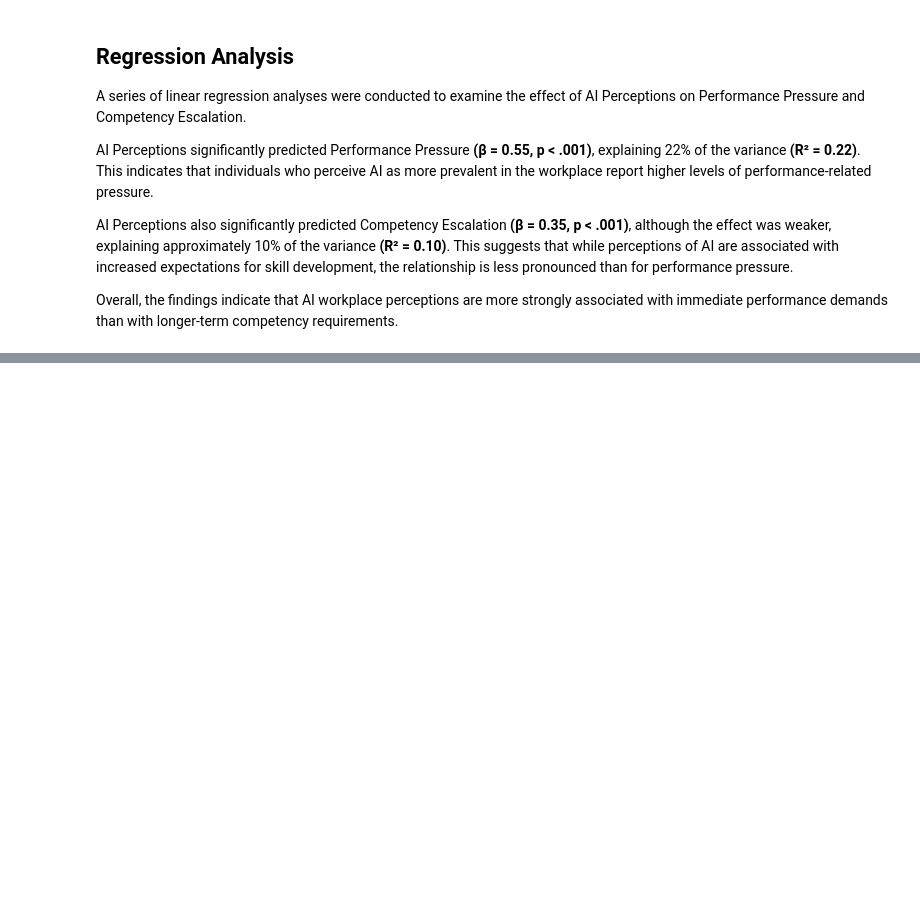
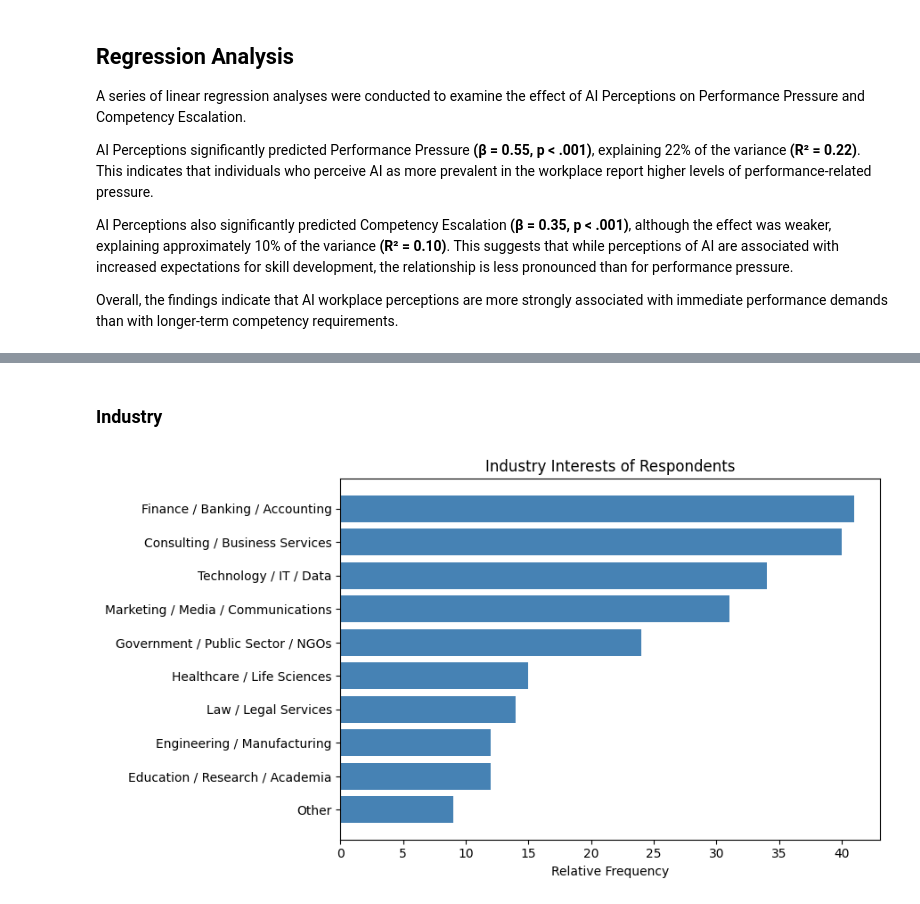
Before and after one commit to glgunderson/AI-Perceptions, a Jupyter notebook: ai_perceptions.ipynb, the cells around one changed output, grey strips where cells are left out. Cells and saved outputs as stored; diff of their text form; code cells hidden in the pictures; blank space fills up the shorter version.

```diff
--- a/ai_perceptions.ipynb
+++ b/ai_perceptions.ipynb
@@ -515,0 +573,45 @@ import matplotlib.pyplot as plt
+# %% [markdown]
+### Industry
+# %%
+# Split multi-select
+df_fields = df[['Field']].dropna().copy()
+df_fields['Field'] = df_fields['Field'].astype(str).str.split(',')
+df_fields = df_fields.explode('Field')
+df_fields['Field'] = df_fields['Field'].str.strip().astype(int)
+
+# Map labels
+field_labels = {
+    1: 'Technology / IT / Data',
+    2: 'Finance / Banking / Accounting',
+    3: 'Consulting / Business Services',
+    4: 'Marketing / Media / Communications',
+    5: 'Law / Legal Services',
+    6: 'Government / Public Sector / NGOs',
+    7: 'Healthcare / Life Sciences',
+    8: 'Education / Research / Academia',
+    9: 'Engineering / Manufacturing',
+    10: 'Other'
+}
+
+df_fields['Field_label'] = df_fields['Field'].map(field_labels)
+
+# Count selections
+field_counts = df_fields['Field_label'].value_counts().sort_values()
+
+# Plot
+plt.figure(figsize=(9,5))
+plt.barh(field_counts.index, field_counts.values, color='steelblue')
+
+plt.title('Industry Interests of Respondents')
+plt.xlabel('Relative Frequency')
+plt.ylabel('')
+
+# OPTIONAL: remove numbers entirely for cleaner look
+# (comment this out if you want labels)
+# for i, v in enumerate(field_counts.values):
+#     plt.text(v + 1, i, str(v), va='center')
+
+plt.tight_layout()
+plt.show()
+# %% [output]
+[figure, added]
```
Also changed, not shown: parts of 12 cells of this notebook.
